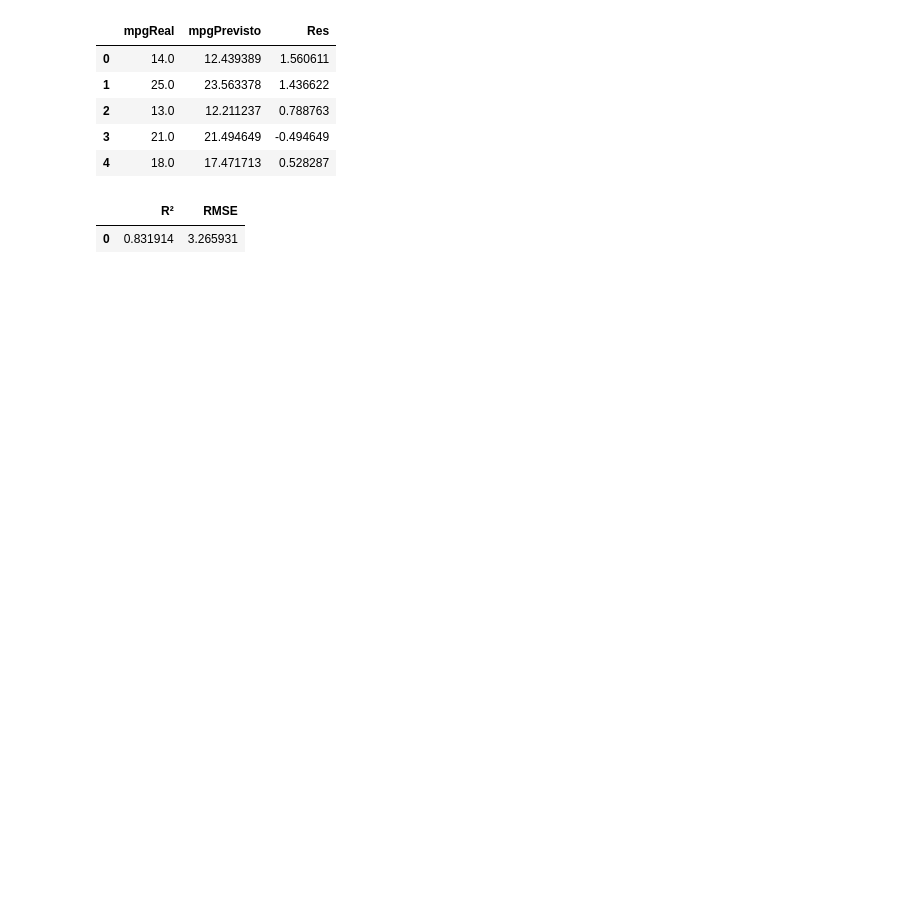
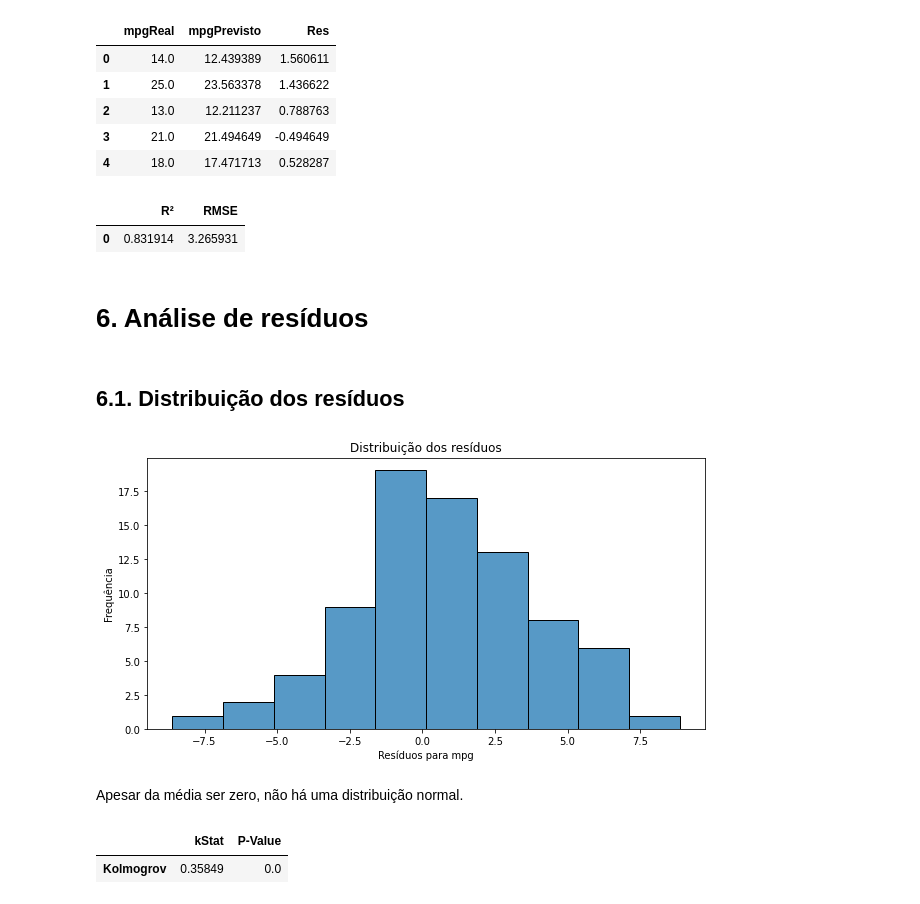
Before and after one commit to bruna-calistrate/AdvancedStatistics-Course, a Jupyter notebook: PyrhonStatistics.ipynb, the cells around one changed output. Drawn from its saved outputs; the diff is of its cells as text; code cells hidden in the pictures; blank space fills up the shorter version.

Commit message:
Análise de resíduos

```diff
--- a/PyrhonStatistics.ipynb
+++ b/PyrhonStatistics.ipynb
@@ -772,3 +845,21 @@ adj_quality(predY)
 # %% [output]
 |  | R² | RMSE |
 | 0 | 0.831914 | 3.265931 |
+# %% [markdown]
+# 6. Análise de resíduos
+# %% [markdown]
+## 6.1. Distribuição dos resíduos
+# %%
+histplot(data=predY,
+         x='Res', xlabel='Resíduos para mpg',
+         ylabel='Frequência',
+         title='Distribuição dos resíduos')
+# %% [output]
+[figure, added]
+# %% [markdown]
+Apesar da média ser zero, não há uma distribuição normal.
+# %%
+norm_test(predY['Res'])
+# %% [output]
+|  | kStat | P-Value |
+| Kolmogrov | 0.35849 | 0.0 |
```
Also changed, not shown: parts of 42 cells of this notebook.
